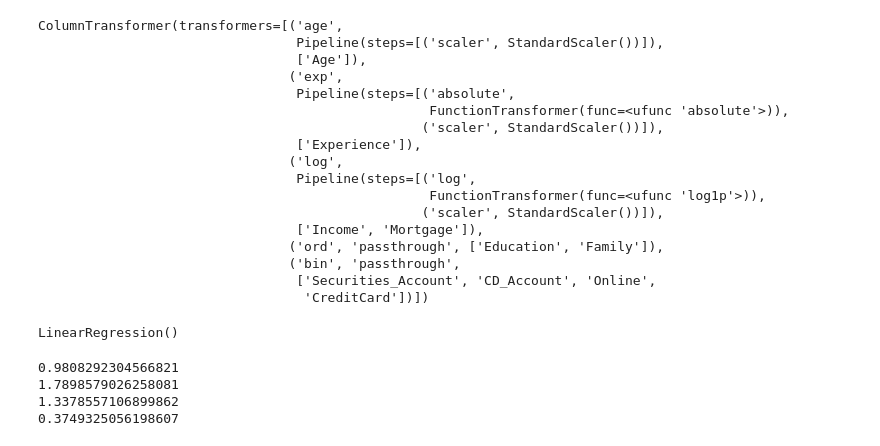
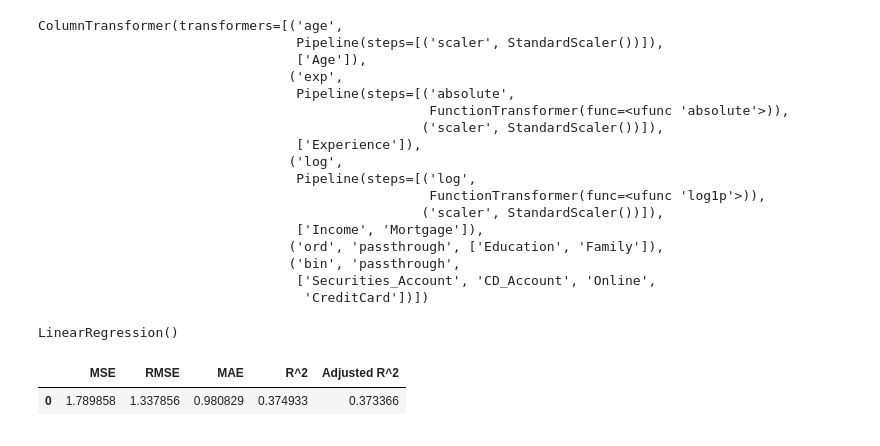
Before and after one commit to yajvashee/EDA, a Jupyter notebook: assessment/customer_beahviour_model_for_loan_targeting.ipynb, the cells around one changed output. Drawn from its saved outputs; the diff is of its cells as text; code cells hidden in the pictures.

Commit message:
Created first model

```diff
--- a/assessment/customer_beahviour_model_for_loan_targeting.ipynb
+++ b/assessment/customer_beahviour_model_for_loan_targeting.ipynb
@@ -404,17 +404,24 @@ lin_reg.fit(X_train_processed,y_reg_train)
 LinearRegression()
 # %%
 pred_reg = lin_reg.predict(X_test_processed)
+# %%
+def adj_r2_score(predictors, r2):
+    n = predictors.shape[0]
+    k = predictors.shape[1]
+    return 1 - ((1 - r2) * (n - 1) / (n - k - 1))
+
+def model_evaluation(mae,rmse,mse,r2,adjusted_r2):
+    evaluation_metrics = {'MSE':mse,'RMSE':rmse,'MAE':mae,'R^2':r2,'Adjusted R^2':adjusted_r2}
+    evaluation_metrics = pd.DataFrame(evaluation_metrics,index = [0])
+    return evaluation_metrics
 # %%
 mae = mean_absolute_error(y_reg_test,pred_reg)
 rmse = root_mean_squared_error(y_reg_test,pred_reg)
 mse = rmse ** 2
 r2 = r2_score(y_reg_test,pred_reg)
-print(mae)
-print(mse)
-print(rmse)
-print(r2)
+adjusted_r2 = adj_r2_score(X_train_processed,r2)
+regression_model_evaluation = model_evaluation(mae,rmse,mse,r2,adjusted_r2)
+regression_model_evaluation
 # %% [output]
-0.9808292304566821
-1.7898579026258081
-1.3378557106899862
-0.3749325056198607
+|  | MSE | RMSE | MAE | R^2 | Adjusted R^2 |
+| 0 | 1.789858 | 1.337856 | 0.980829 | 0.374933 | 0.373366 |
```
